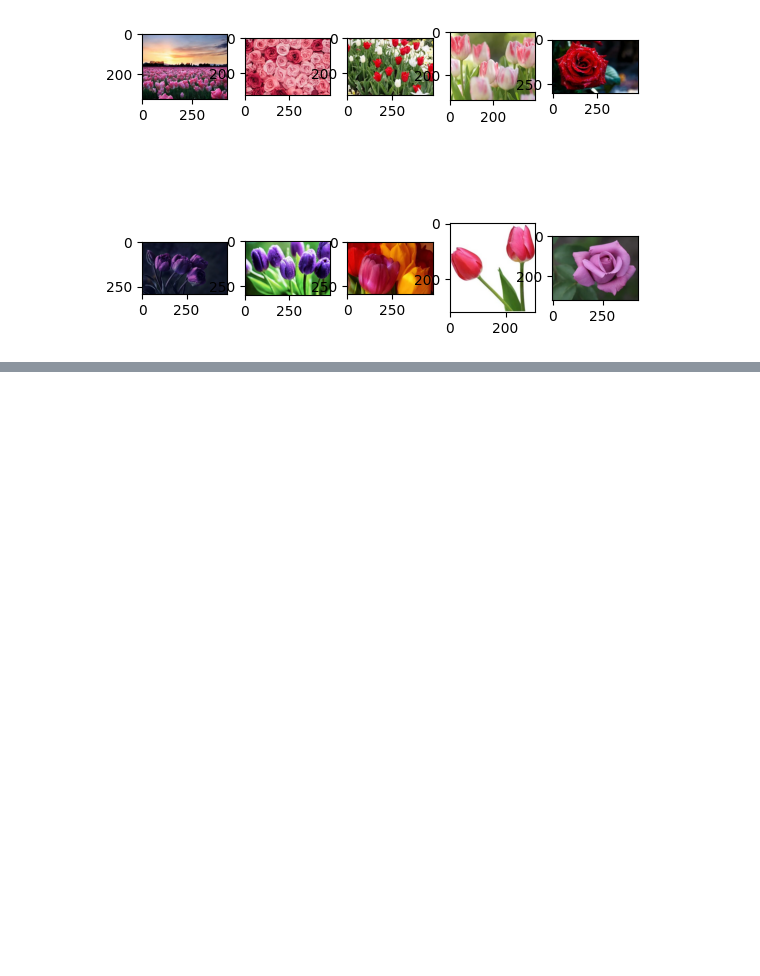
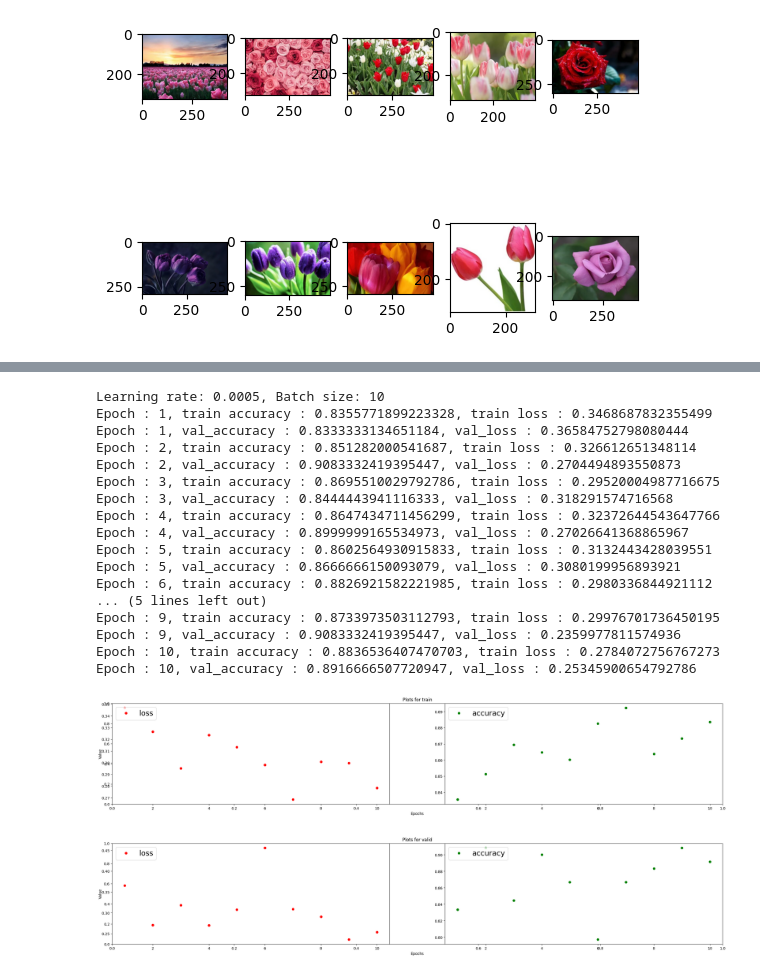
Before and after one commit to KsSoldatova/pp_lab5, a Jupyter notebook: lab5.ipynb, the cells around one changed output, grey strips where cells are left out. Drawn from its saved outputs; the diff is of its cells as text; code cells hidden in the pictures; blank space fills up the shorter version.

```diff
--- a/lab5.ipynb
+++ b/lab5.ipynb
@@ -214,0 +324,30 @@ val_loader = torch.utils.data.DataLoader(dataset = val_data, batch_size=10, shuf
+# %%
+print('Learning rate: 0.0005, Batch size: 10')
+
+optimizer = torch.optim.Adam(model.parameters(), lr=0.0005)
+
+train_loader = torch.utils.data.DataLoader(dataset = train_data, batch_size=10, shuffle=True )
+test_loader = torch.utils.data.DataLoader(dataset = test_data, batch_size=10, shuffle=True)
+val_loader = torch.utils.data.DataLoader(dataset = val_data, batch_size=10, shuffle=True)
+
+train_loop(train_loader, val_loader, epochs)
+# %% [output]
+Learning rate: 0.0005, Batch size: 10
+Epoch : 1, train accuracy : 0.8355771899223328, train loss : 0.3468687832355499
+Epoch : 1, val_accuracy : 0.8333333134651184, val_loss : 0.36584752798080444
+Epoch : 2, train accuracy : 0.851282000541687, train loss : 0.326612651348114
+Epoch : 2, val_accuracy : 0.9083332419395447, val_loss : 0.2704494893550873
+Epoch : 3, train accuracy : 0.8695510029792786, train loss : 0.29520004987716675
+Epoch : 3, val_accuracy : 0.8444443941116333, val_loss : 0.318291574716568
+Epoch : 4, train accuracy : 0.8647434711456299, train loss : 0.32372644543647766
+Epoch : 4, val_accuracy : 0.8999999165534973, val_loss : 0.27026641368865967
+Epoch : 5, train accuracy : 0.8602564930915833, train loss : 0.3132443428039551
+Epoch : 5, val_accuracy : 0.8666666150093079, val_loss : 0.3080199956893921
+Epoch : 6, train accuracy : 0.8826921582221985, train loss : 0.2980336844921112
+... (5 lines left out)
+Epoch : 9, train accuracy : 0.8733973503112793, train loss : 0.29976701736450195
+Epoch : 9, val_accuracy : 0.9083332419395447, val_loss : 0.2359977811574936
+Epoch : 10, train accuracy : 0.8836536407470703, train loss : 0.2784072756767273
+Epoch : 10, val_accuracy : 0.8916666507720947, val_loss : 0.25345900654792786
+[figure, added]
+[figure, added]
```
Also changed, not shown: parts of 8 cells of this notebook.
